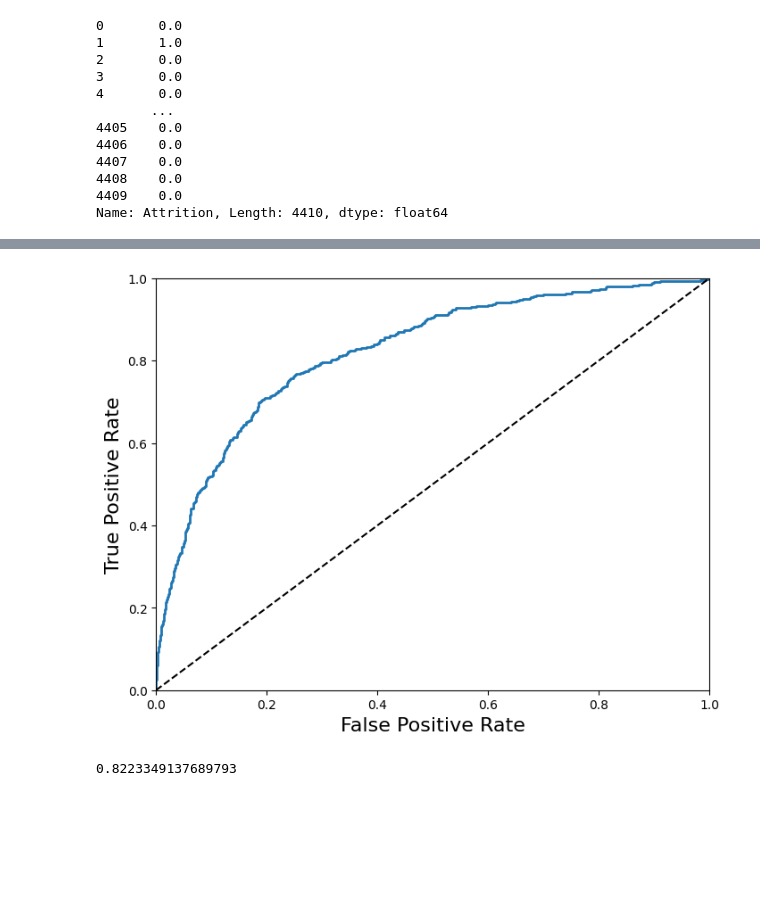
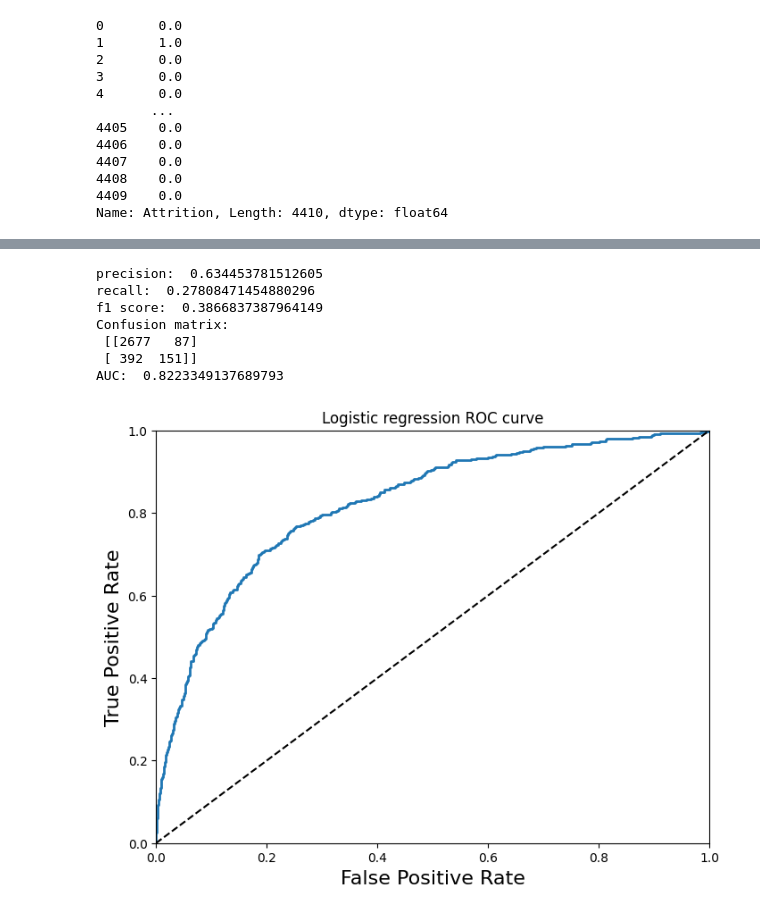
Before and after one commit to SwenA/AI-Project, a Jupyter notebook: project.ipynb, the cells around one changed output, grey strips where cells are left out. Cells and saved outputs as stored; diff of their text form; code cells hidden in the pictures; blank space fills up the shorter version.

```diff
--- a/project.ipynb
+++ b/project.ipynb
@@ -267,7 +256,3 @@ y_scores = cross_val_predict(lgt_clf, X_prepared, y_train, cv=3, method='decisio
-# %%
-from sklearn.metrics import roc_curve
-
-fpr, tpr, thresholds = roc_curve(y_train, y_scores)
 # %%
 def plot_roc_curve(fpr, tpr, label=None):
     plt.plot(fpr, tpr, linewidth=2, label=label)
@@ -275,15 +260,3 @@ def plot_roc_curve(fpr, tpr, label=None):
     plt.axis([0, 1, 0, 1])
     plt.xlabel('False Positive Rate', fontsize=16)
     plt.ylabel('True Positive Rate', fontsize=16)
-# %%
-plt.figure(figsize=(8, 6))
-plot_roc_curve(fpr, tpr, "Logistic Regression")
-plt.show()
-# %% [output]
-[figure, removed]
-# %%
-from sklearn.metrics import roc_auc_score
-
-roc_auc_score(y_train, y_scores)
-# %% [output]
-0.8223349137689793
@@ -289,0 +313,16 @@ roc_auc_score(y_train, y_scores)
+# %%
+from sklearn.linear_model import LogisticRegression
+from sklearn.model_selection import RandomizedSearchCV
+
+
+lgt_clf = LogisticRegression(random_state=42)
+cross_validation_predict(lgt_clf, X_prepared, y_train, method='decision_function', label='Logistic regression')
+# %% [output]
+precision:  0.634453781512605
+recall:  0.27808471454880296
+f1 score:  0.3866837387964149
+Confusion matrix:
+ [[2677   87]
+ [ 392  151]]
+AUC:  0.8223349137689793
+[figure, added]
```
Also changed, not shown: parts of 11 cells of this notebook.
